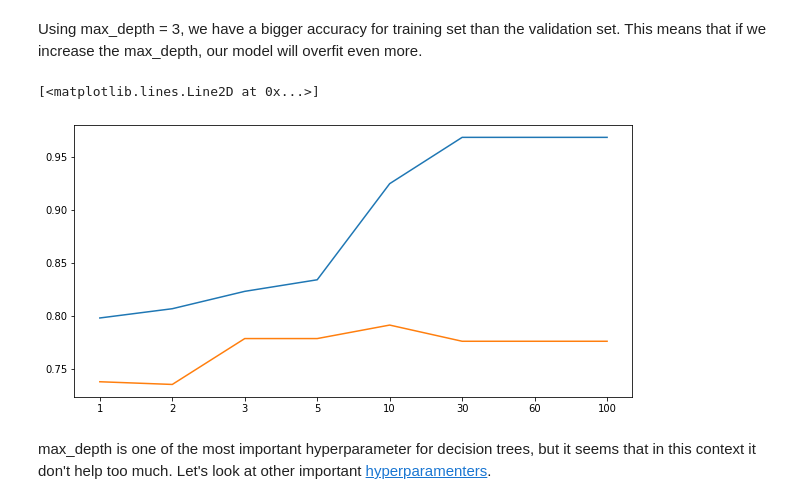
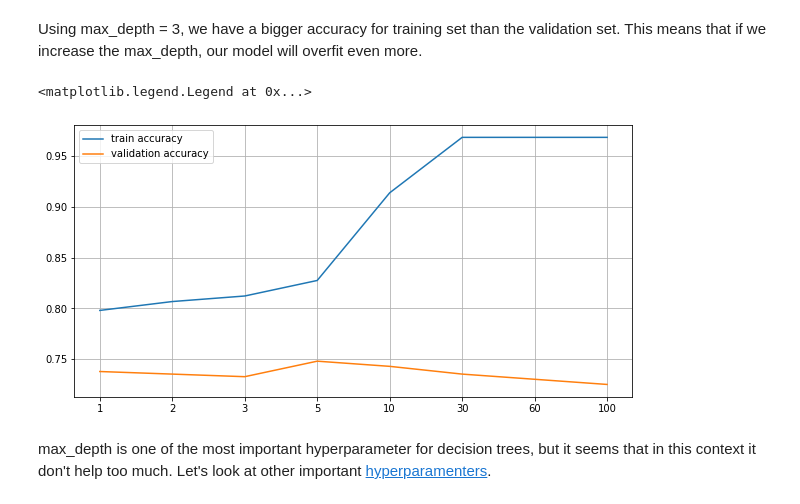
Before and after one commit to tlapusan/tree_based_models_workshop, a Jupyter notebook: notebooks/titanic.ipynb, the cells around one changed output. Drawn from its saved outputs; the diff is of its cells as text; code cells hidden in the pictures.

```diff
--- a/notebooks/titanic.ipynb
+++ b/notebooks/titanic.ipynb
@@ -547,3 +528,3 @@ dtype: bool
 # %%
-feature_set_v3 = ["pclass", "sex_cat", "age", "age_missing", "fare", "fare_missing", "embarked_cat"]
+feature_set_v3 = ["sex_cat", "age", "age_missing", "fare", "fare_missing", "embarked_cat"]
 # %%
@@ -751,11 +732,13 @@ for depth in max_depth_values:
 # %%
 plt.figure(figsize=(10,5))
 plt.xticks(range(0, len(max_depth_values)), max_depth_values)
-plt.plot(train_accuracy)
-plt.plot(validation_accuracy)
+plt.plot(train_accuracy, label="train accuracy")
+plt.plot(validation_accuracy, label="validation accuracy")
+plt.grid()
+plt.legend()
 # %% [output]
-[<matplotlib.lines.Line2D at 0x...>]
+<matplotlib.legend.Legend at 0x...>
-[figure, old version]
+[figure, new version]
 # %% [markdown]
 max_depth is one of the most important hyperparameter for decision trees, but it seems that in this context it don't help too much. Let's look at other important [hyperparamenters](https://scikit-learn.org/stable/modules/generated/sklearn.tree.DecisionTreeClassifier.html).
 # %% [markdown]
```
Also changed, not shown: parts of 101 cells of this notebook, 2 other files.
